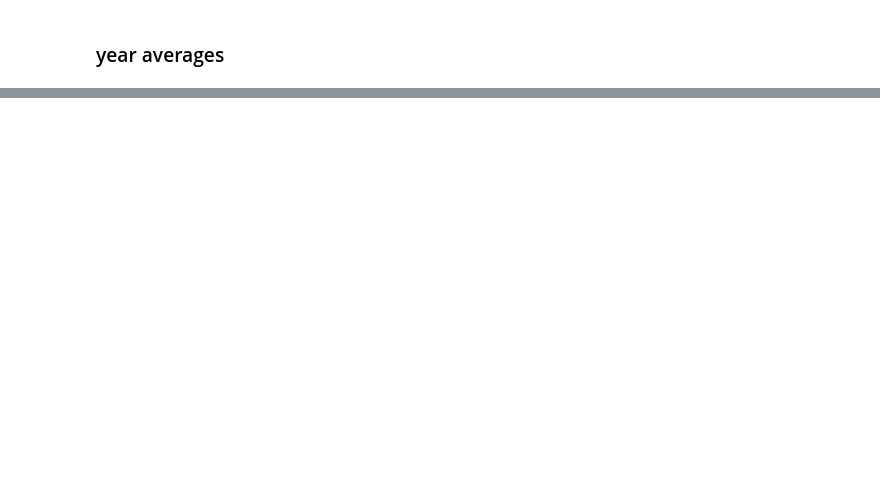
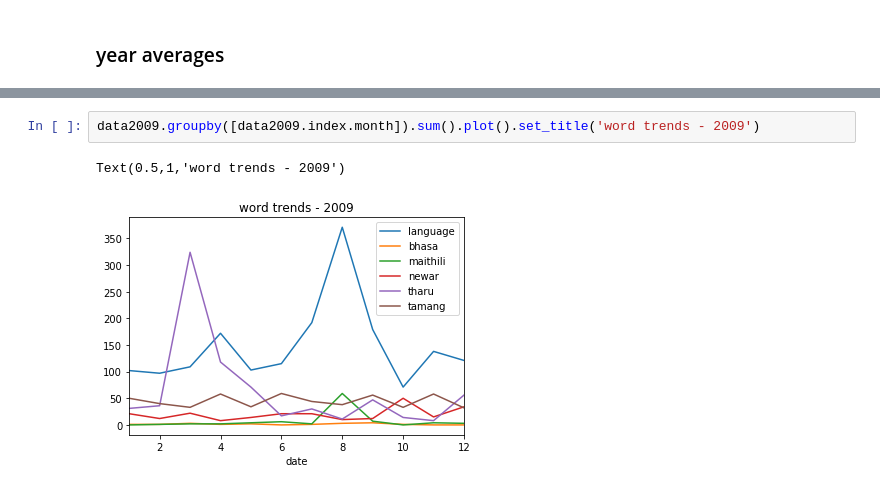
Before and after one commit to apoorvalal/manual-ngrams-newspapers, a Jupyter notebook: tkp-archive-text-analysis.ipynb, the cells around one changed output, grey strips where cells are left out. Drawn from its saved outputs; the diff is of its cells as text; blank space fills up the shorter version.

```diff
--- a/tkp-archive-text-analysis.ipynb
+++ b/tkp-archive-text-analysis.ipynb
@@ -273,0 +275,5 @@ clean.groupby([clean.index.month]).sum().plot()
+# %%
+data2009.groupby([data2009.index.month]).sum().plot().set_title('word trends - 2009')
+# %% [output]
+Text(0.5,1,'word trends - 2009')
+[figure, added]
```
Also changed, not shown: parts of 24 cells of this notebook.
